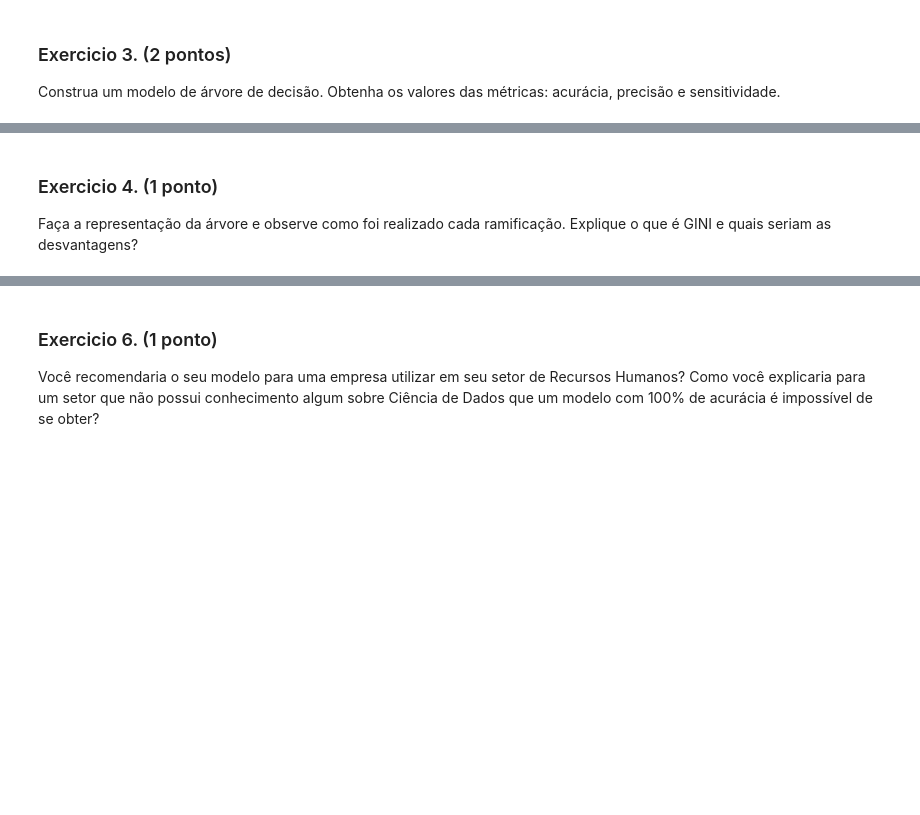
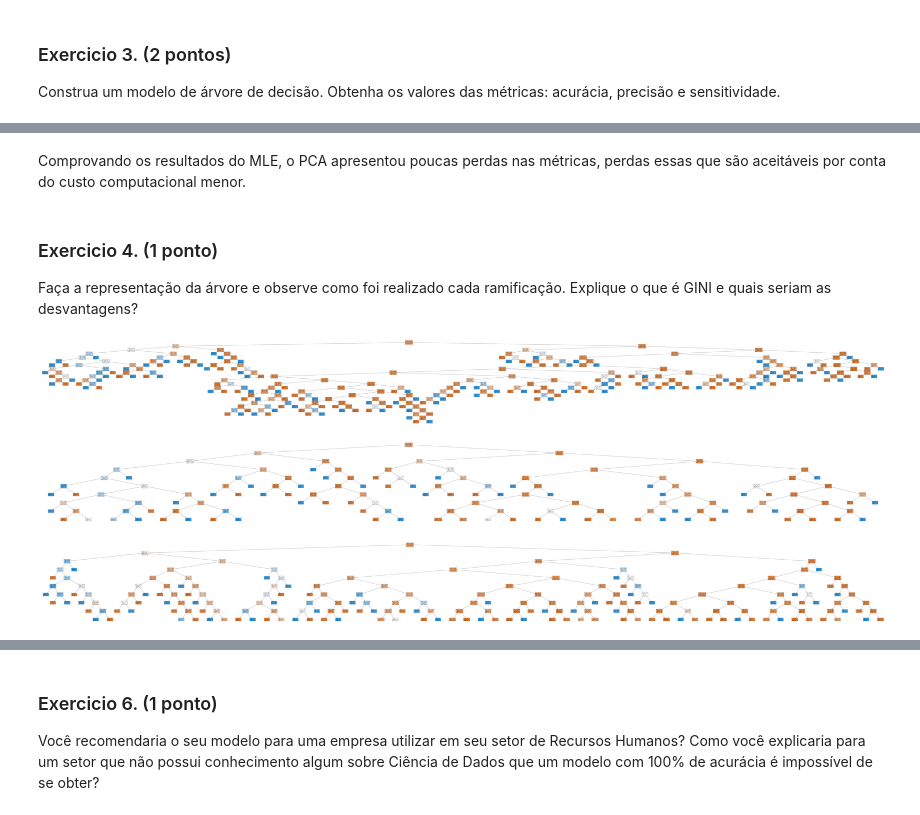
Before and after one commit to joaodath/dados_mod1, a Jupyter notebook: mod_3/projeto01/projeto01.ipynb, the cells around one changed output, grey strips where cells are left out. Saved outputs shown, nothing was run; the diff lists cells and outputs as text; code cells hidden in the pictures; blank space fills up the shorter version.

```diff
--- a/mod_3/projeto01/projeto01.ipynb
+++ b/mod_3/projeto01/projeto01.ipynb
@@ -95,0 +314,6 @@ Construa um modelo de árvore de decisão. Obtenha os valores das métricas: acu
+# %%
+#normalizando os dados
+X_std = StandardScaler().fit_transform(X)
+# %%
+#instanciando modelo de árvore de decisão
+modelTree = DecisionTreeClassifier(random_state=42)
@@ -95,0 +327,11 @@ Construa um modelo de árvore de decisão. Obtenha os valores das métricas: acu
+# %%
+#com pca
+X_std_pca = PCA(n_components=1).fit_transform(X_std)
+X_train_pca, X_test_pca, y_train_pca, y_test_pca = train_test_split(X_std_pca, y, test_size=0.3, random_state=42)
+modelTree.fit(X_train_pca, y_train_pca)
+y_pred_pca = modelTree.predict(X_test_pca)
+# %%
+#sem pca
+X_train, X_test, y_train, y_test = train_test_split(X_std, y, test_size=0.3, random_state=42)
+modelTree.fit(X_train, y_train)
+y_pred = modelTree.predict(X_test)
@@ -96,3 +349,35 @@ Construa um modelo de árvore de decisão. Obtenha os valores das métricas: acu
+# %% [markdown]
+Comprovando os resultados do MLE, o PCA apresentou poucas perdas nas métricas, perdas essas que são aceitáveis por conta do custo computacional menor.
 # %% [markdown]
 ### Exercicio 4. (1 ponto)
 Faça a representação da árvore e observe como foi realizado cada ramificação. Explique o que é GINI e quais seriam as desvantagens?
+# %%
+# construindo gráfico da árvore sem pca
+plt.figure(figsize = [200,20])
+plot_tree(modelTree,filled=True, fontsize=10) # pode usar ; pra calar a boca dos logs ao invés do plt.show()
+plt.show()
+# %% [output]
+[figure, added]
+# %%
+#modelo sem pca e podado
+modelTree_podado = DecisionTreeClassifier(random_state=42,max_depth=9)
+modelTree_podado.fit(X_train, y_train)
+y_pred = modelTree_podado.predict(X_test)
+
+# construindo gráfico da árvore sem pca e com poda
+plt.figure(figsize = [200,20])
+plot_tree(modelTree_podado,filled=True, fontsize=10) # pode usar ; pra calar a boca dos logs ao invés do plt.show()
+plt.show()
+# %% [output]
+[figure, added]
+# %%
+#modelo com pca e podado
+modelTree_podado.fit(X_train_pca, y_train_pca)
+y_pred_pca = modelTree_podado.predict(X_test_pca)
+
+# construindo gráfico da árvore com pca e com poda
+plt.figure(figsize = [200,20])
+plot_tree(modelTree_podado,filled=True, fontsize=10) # pode usar ; pra calar a boca dos logs ao invés do plt.show()
+plt.show()
+# %% [output]
+[figure, added]
```
Also changed, not shown: parts of 27 cells of this notebook.
